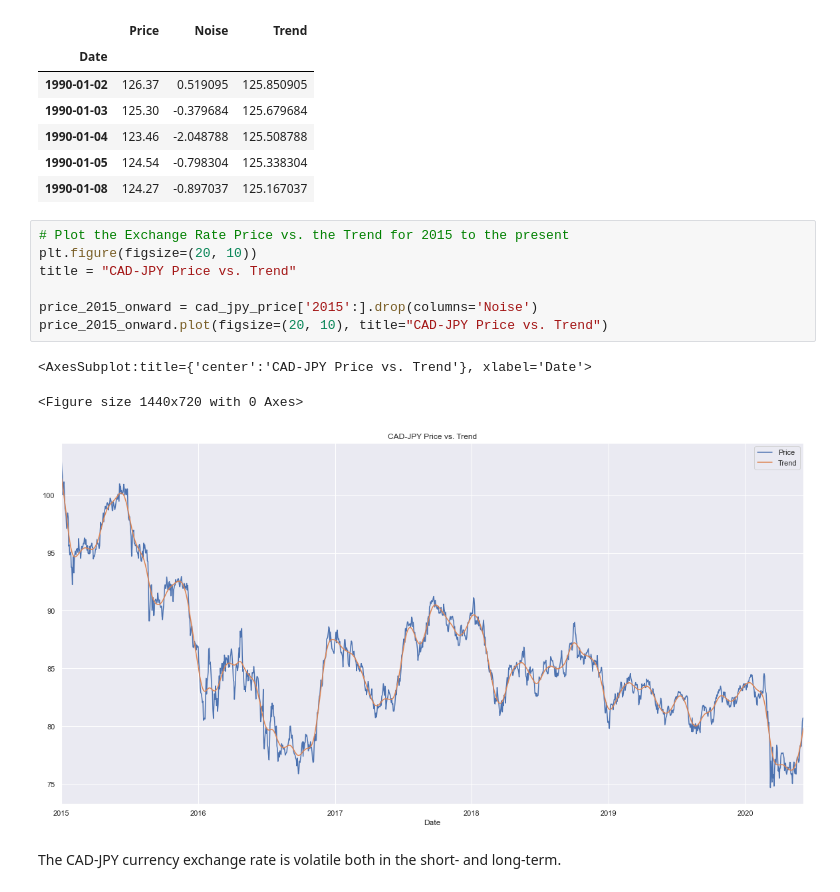
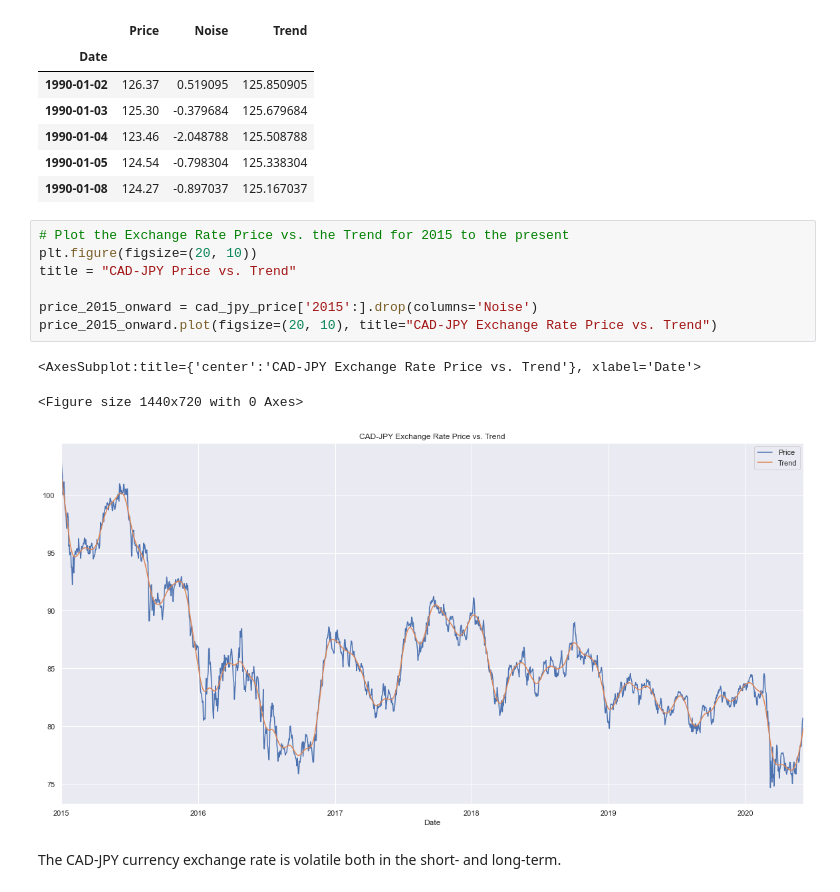
Before and after one commit to adamgulyas/currency-modelling, a Jupyter notebook: time_series_analysis.ipynb, the cells around one changed output. Cells and saved outputs as stored; diff of their text form.

```diff
--- a/time_series_analysis.ipynb
+++ b/time_series_analysis.ipynb
@@ -83,14 +83,14 @@ cad_jpy_price.head()
 # %%
 # Plot the Exchange Rate Price vs. the Trend for 2015 to the present
 plt.figure(figsize=(20, 10))
 title = "CAD-JPY Price vs. Trend"
 
 price_2015_onward = cad_jpy_price['2015':].drop(columns='Noise')
-price_2015_onward.plot(figsize=(20, 10), title="CAD-JPY Price vs. Trend")
+price_2015_onward.plot(figsize=(20, 10), title="CAD-JPY Exchange Rate Price vs. Trend")
 # %% [output]
-<AxesSubplot:title={'center':'CAD-JPY Price vs. Trend'}, xlabel='Date'>
+<AxesSubplot:title={'center':'CAD-JPY Exchange Rate Price vs. Trend'}, xlabel='Date'>
 <Figure size 1440x720 with 0 Axes>
-[figure, old version]
+[figure, new version]
 # %% [markdown]
 The CAD-JPY currency exchange rate is volatile both in the short- and long-term.
 # %%
```
Also changed, not shown: parts of 27 cells of this notebook.
